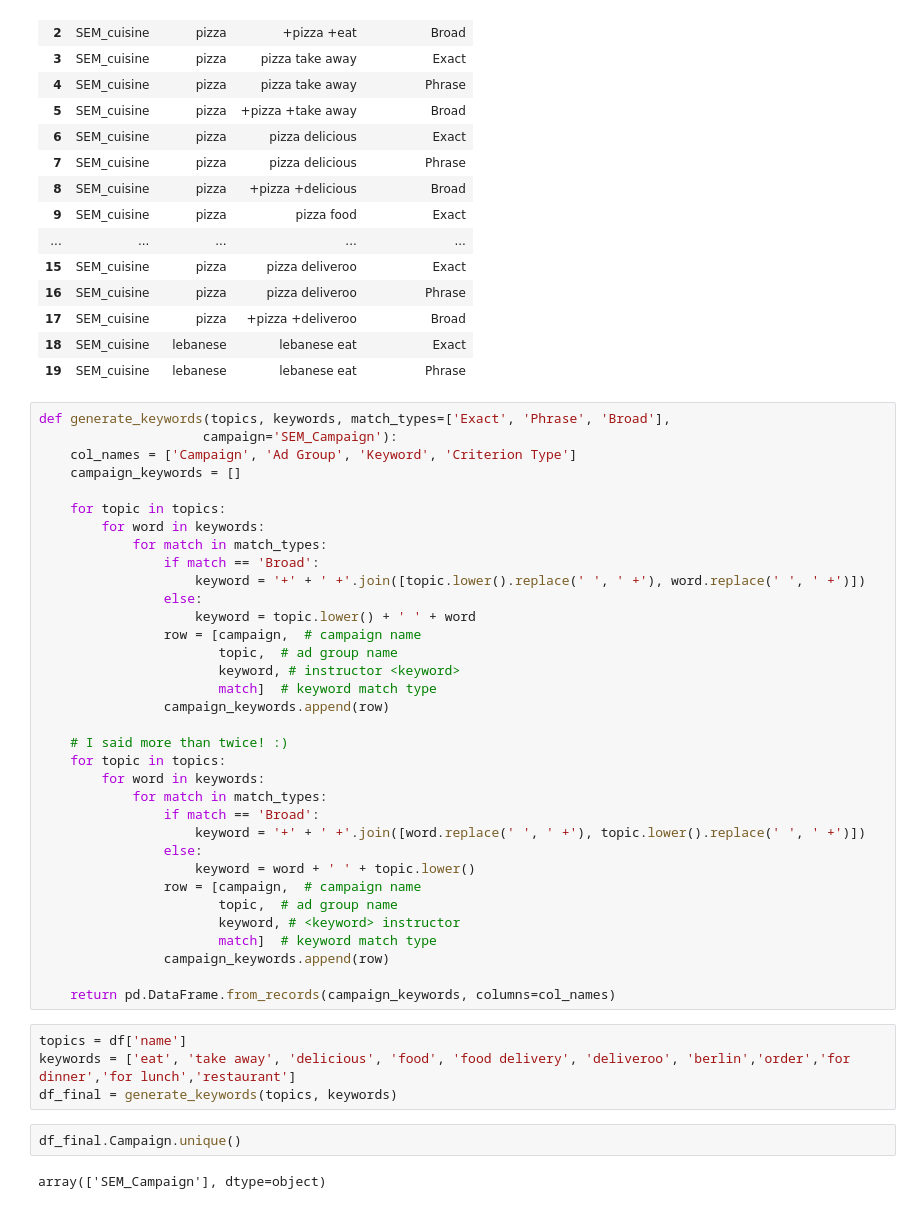
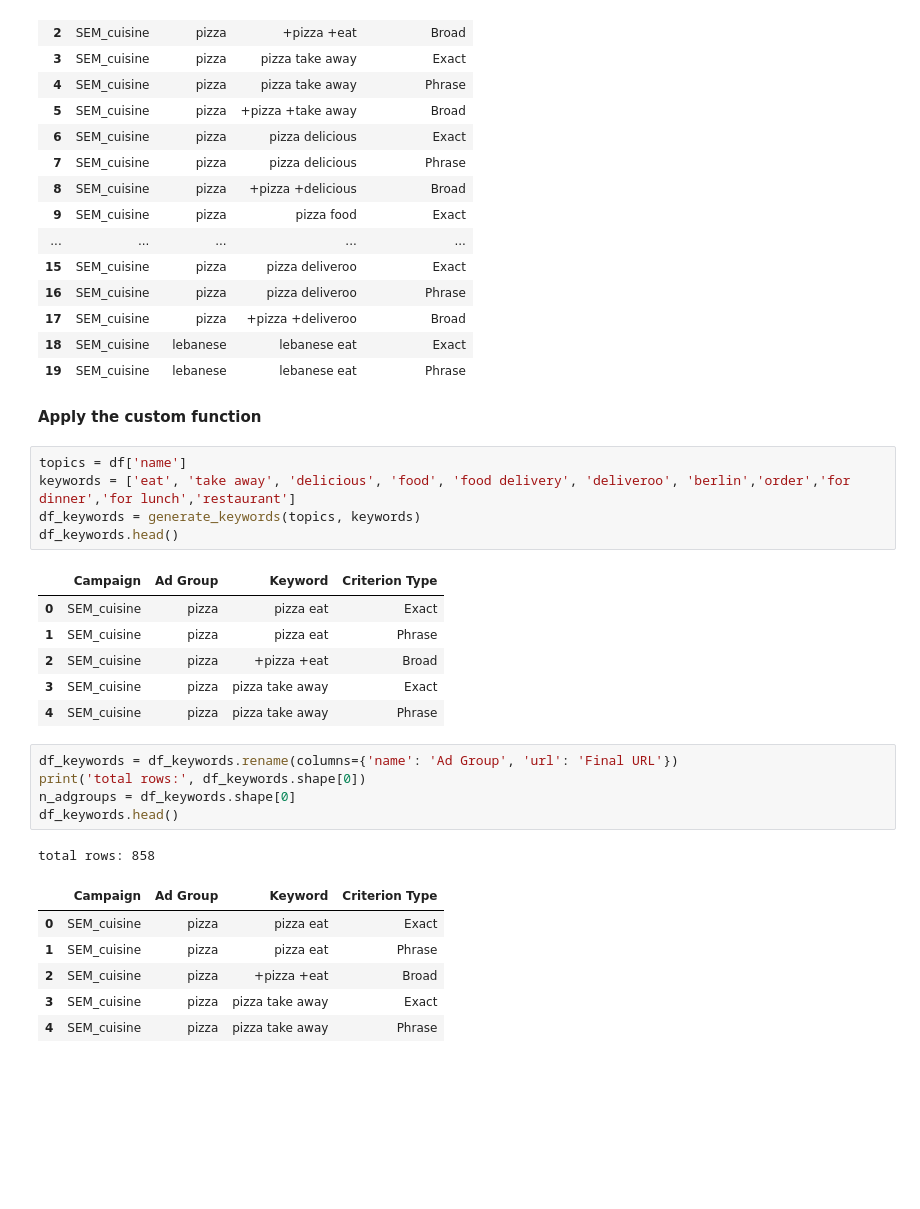
Before and after one commit to BambyG/SEM_generator, a Jupyter notebook: SEM_Campaign_generator.ipynb, the cells around one changed output. Cells and saved outputs as stored; diff of their text form; blank space fills up the shorter version.

```diff
--- a/SEM_Campaign_generator.ipynb
+++ b/SEM_Campaign_generator.ipynb
@@ -122,46 +176,31 @@ total keywords: 468
 | 17 | SEM_cuisine | pizza | +pizza +deliveroo | Broad |
 | 18 | SEM_cuisine | lebanese | lebanese eat | Exact |
 | 19 | SEM_cuisine | lebanese | lebanese eat | Phrase |
-# %%
-def generate_keywords(topics, keywords, match_types=['Exact', 'Phrase', 'Broad'],
-                     campaign='SEM_Campaign'):
-    col_names = ['Campaign', 'Ad Group', 'Keyword', 'Criterion Type']
-    campaign_keywords = []
-
-    for topic in topics:
-        for word in keywords:
-            for match in match_types:
-                if match == 'Broad':
-                    keyword = '+' + ' +'.join([topic.lower().replace(' ', ' +'), word.replace(' ', ' +')])
-                else:
-                    keyword = topic.lower() + ' ' + word
-                row = [campaign,  # campaign name
-                       topic,  # ad group name
-                       keyword, # instructor <keyword>
-                       match]  # keyword match type
-                campaign_keywords.append(row)
-
-    # I said more than twice! :)
-    for topic in topics:
-        for word in keywords:
-            for match in match_types:
-                if match == 'Broad':
-                    keyword = '+' + ' +'.join([word.replace(' ', ' +'), topic.lower().replace(' ', ' +')])
-                else:
-                    keyword = word + ' ' + topic.lower()
-                row = [campaign,  # campaign name
-                       topic,  # ad group name
-                       keyword, # <keyword> instructor
-                       match]  # keyword match type
-                campaign_keywords.append(row)
-
-    return pd.DataFrame.from_records(campaign_keywords, columns=col_names)
+# %% [markdown]
+**Apply the custom function**
 # %%
 topics = df['name']
 keywords = ['eat', 'take away', 'delicious', 'food', 'food delivery', 'deliveroo', 'berlin','order','for dinner','for lunch','restaurant']
-df_final = generate_keywords(topics, keywords)
+df_keywords = generate_keywords(topics, keywords)
+df_keywords.head()
+# %% [output]
+|  | Campaign | Ad Group | Keyword | Criterion Type |
+| 0 | SEM_cuisine | pizza | pizza eat | Exact |
+| 1 | SEM_cuisine | pizza | pizza eat | Phrase |
+| 2 | SEM_cuisine | pizza | +pizza +eat | Broad |
+| 3 | SEM_cuisine | pizza | pizza take away | Exact |
+| 4 | SEM_cuisine | pizza | pizza take away | Phrase |
-# %%
-df_final.Campaign.unique()
-# %% [output]
-array(['SEM_Campaign'], dtype=object)
+# %%
+df_keywords = df_keywords.rename(columns={'name': 'Ad Group', 'url': 'Final URL'})
+print('total rows:', df_keywords.shape[0])
+n_adgroups = df_keywords.shape[0]
+df_keywords.head()
+# %% [output]
+total rows: 858
+|  | Campaign | Ad Group | Keyword | Criterion Type |
+| 0 | SEM_cuisine | pizza | pizza eat | Exact |
+| 1 | SEM_cuisine | pizza | pizza eat | Phrase |
+| 2 | SEM_cuisine | pizza | +pizza +eat | Broad |
+| 3 | SEM_cuisine | pizza | pizza take away | Exact |
+| 4 | SEM_cuisine | pizza | pizza take away | Phrase |
 # %%
```
Also changed, not shown: parts of 14 cells of this notebook, 2 other files.
